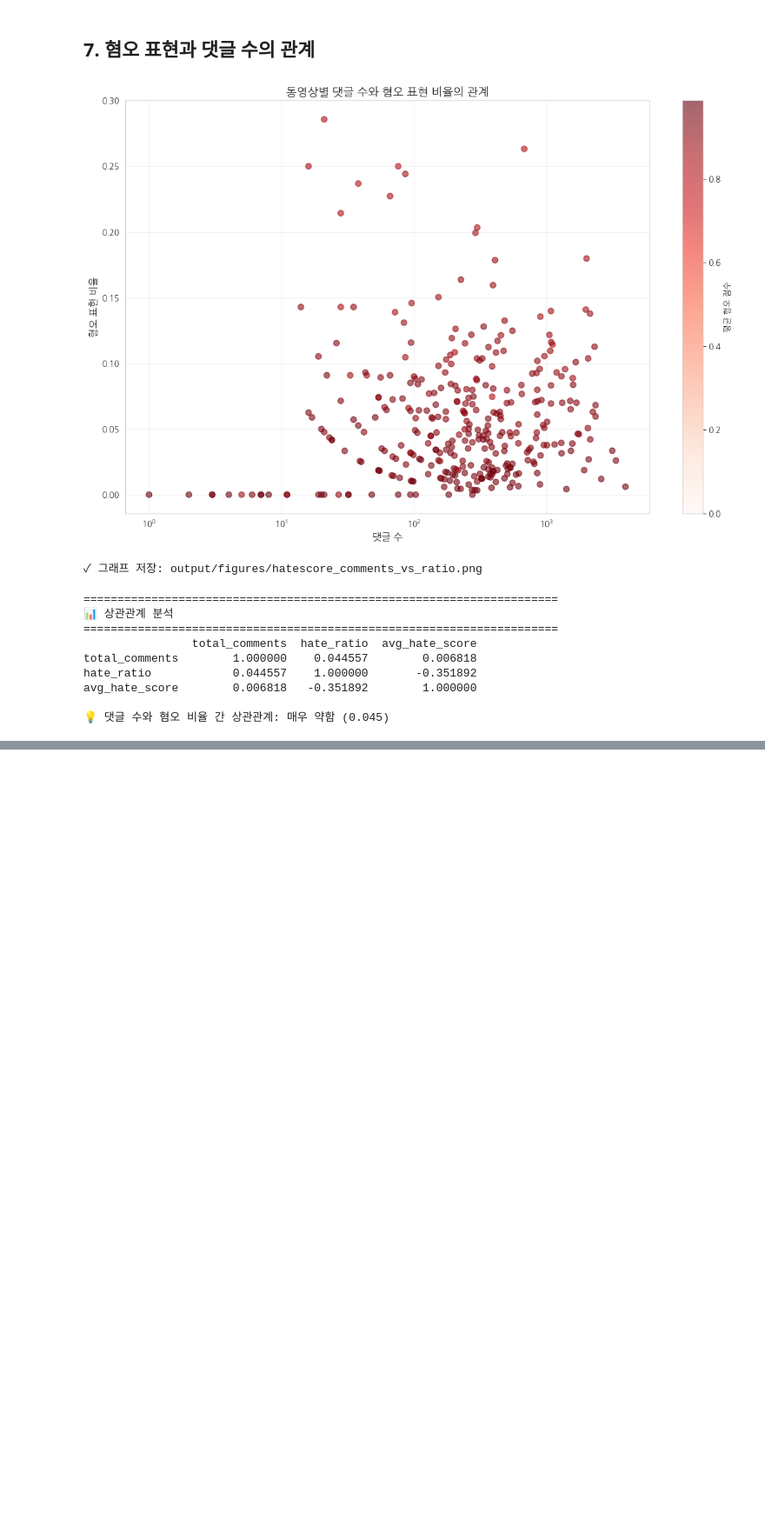
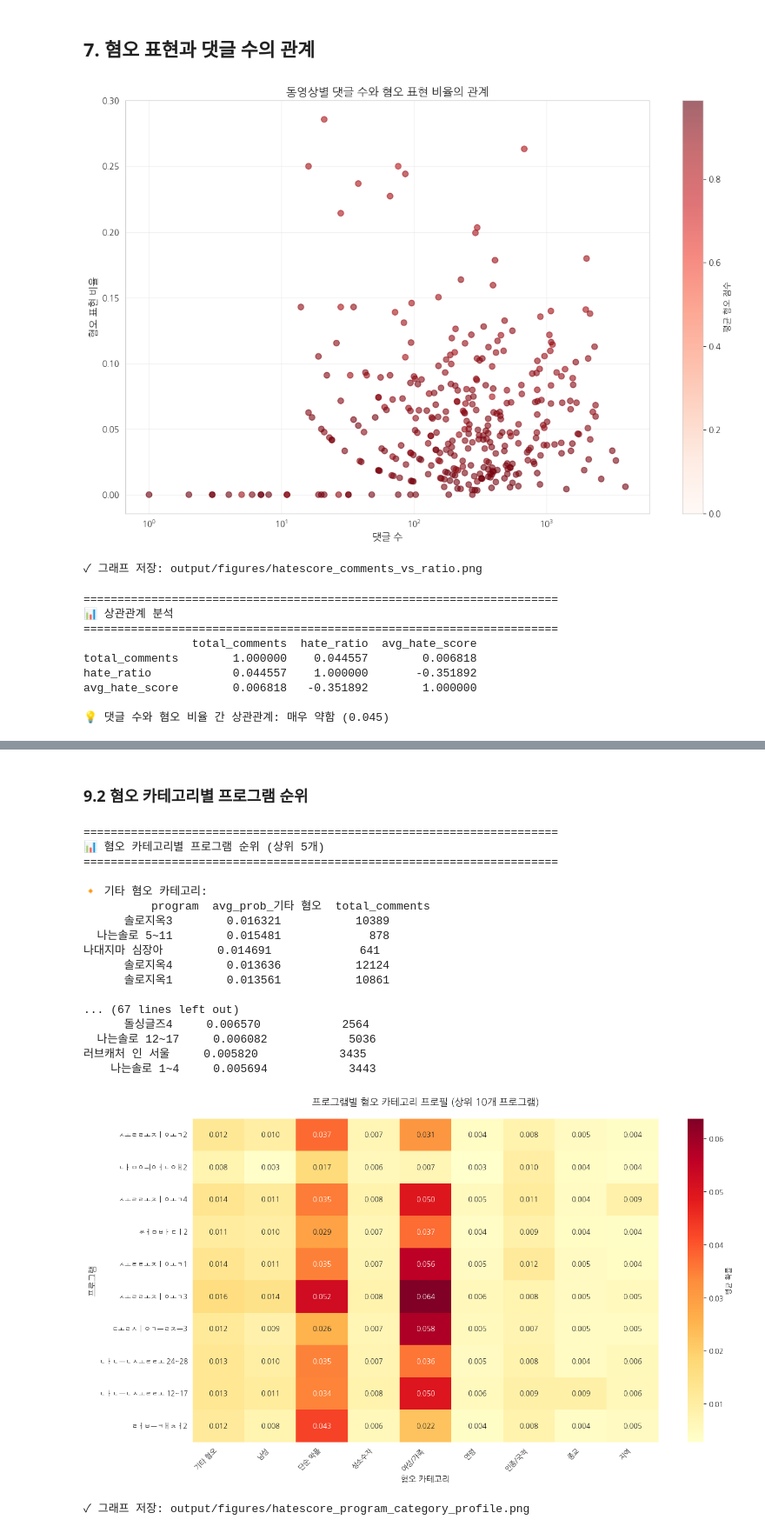
Before and after one commit to oizhq-mdr/SOS4003, a Jupyter notebook: analysis/03_HateScore_Analysis.ipynb, the cells around one changed output, grey strips where cells are left out. Shown at 87% size. Saved outputs shown, nothing was run; the diff lists cells and outputs as text; code cells hidden in the pictures; blank space fills up the shorter version.

```diff
--- a/analysis/03_HateScore_Analysis.ipynb
+++ b/analysis/03_HateScore_Analysis.ipynb
@@ -571,0 +634,73 @@ avg_hate_score        0.006818   -0.351892        1.000000
+# %% [markdown]
+### 9.2 혐오 카테고리별 프로그램 순위
+# %%
+# 각 혐오 카테고리별로 평균 확률이 높은 프로그램 추출
+hate_categories = [col.replace('avg_prob_', '') for col in prob_cols if col != 'avg_prob_None']
+
+print("=" * 70)
+print("📊 혐오 카테고리별 프로그램 순위 (상위 5개)")
+print("=" * 70)
+
+for category in hate_categories:
+    prob_col = f'avg_prob_{category}'
+    if prob_col in program_df.columns:
+        top_programs = program_df.nlargest(5, prob_col)[['program', prob_col, 'total_comments']]
+        print(f"\n🔸 {category} 카테고리:")
+        print(top_programs.to_string(index=False))
+        print()
+
+# 프로그램별 혐오 카테고리 프로필 시각화
+top_10_programs = program_df.nlargest(10, 'total_comments')
+
+# 카테고리별 확률 데이터 준비 (None 제외)
+category_data = []
+for category in hate_categories:
+    prob_col = f'avg_prob_{category}'
+    if prob_col in top_10_programs.columns:
+        category_data.append(top_10_programs[prob_col].values)
+
+category_matrix = np.array(category_data).T
+
+fig, ax = plt.subplots(figsize=(14, 8))
+
+sns.heatmap(
+    category_matrix,
+    annot=True,
+    fmt='.3f',
+    cmap='YlOrRd',
+    xticklabels=hate_categories,
+    yticklabels=top_10_programs['program'],
+    cbar_kws={'label': '평균 확률'},
+    ax=ax
+)
+
+ax.set_title('프로그램별 혐오 카테고리 프로필 (상위 10개 프로그램)', fontsize=14, weight='bold', pad=20)
+ax.set_xlabel('혐오 카테고리', fontsize=12, weight='bold')
+ax.set_ylabel('프로그램', fontsize=12, weight='bold')
+
+plt.xticks(rotation=45, ha='right')
+plt.tight_layout()
+plt.savefig('../output/figures/hatescore_program_category_profile.png', dpi=300, bbox_inches='tight')
+plt.show()
+
+print("✓ 그래프 저장: output/figures/hatescore_program_category_profile.png")
+# %% [output]
+======================================================================
+📊 혐오 카테고리별 프로그램 순위 (상위 5개)
+======================================================================
+
+🔸 기타 혐오 카테고리:
+          program  avg_prob_기타 혐오  total_comments
+      솔로지옥3        0.016321           10389
+  나는솔로 5~11        0.015481             878
+나대지마 심장아        0.014691             641
+      솔로지옥4        0.013636           12124
+      솔로지옥1        0.013561           10861
+
+... (67 lines left out)
+      돌싱글즈4     0.006570            2564
+  나는솔로 12~17     0.006082            5036
+러브캐처 인 서울     0.005820            3435
+    나는솔로 1~4     0.005694            3443
+[figure, added]
+✓ 그래프 저장: output/figures/hatescore_program_category_profile.png
```
Also changed, not shown: parts of 26 cells of this notebook, 6 other files.
